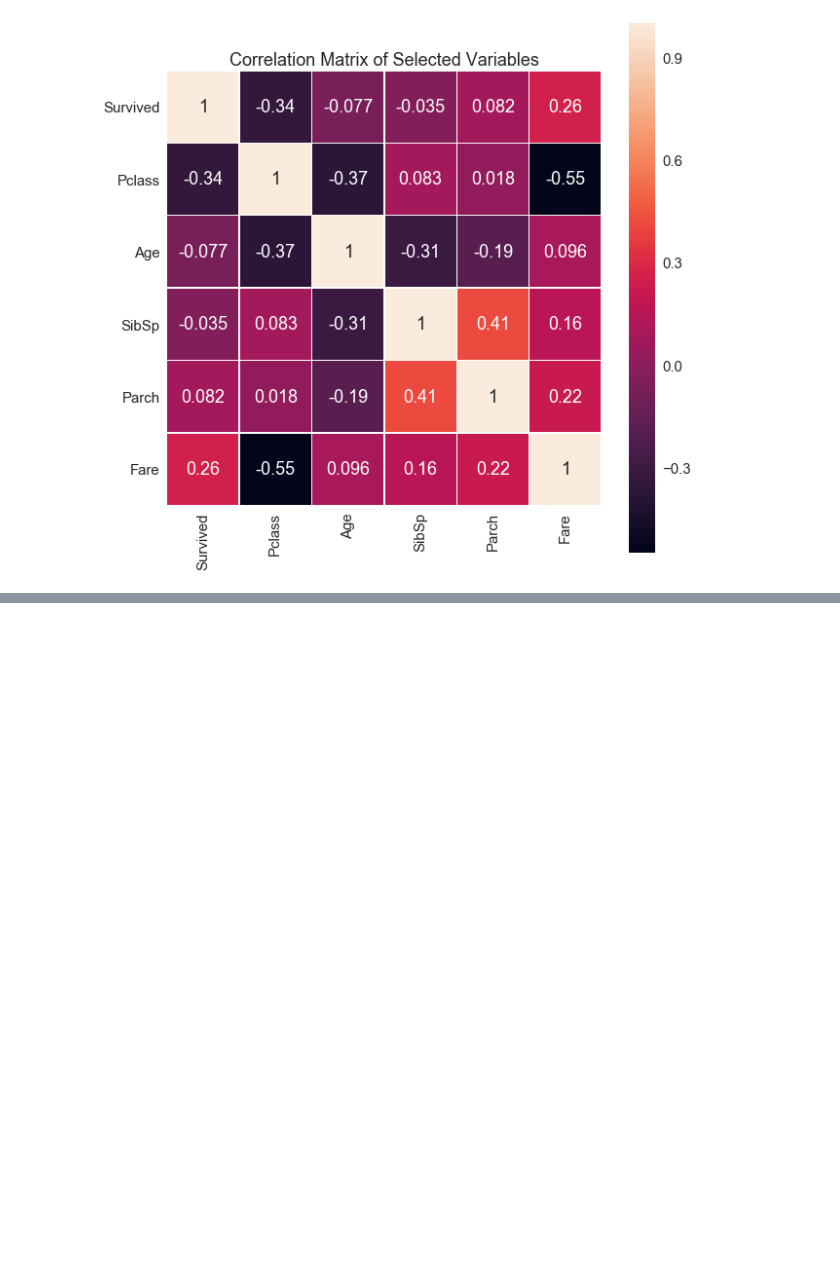
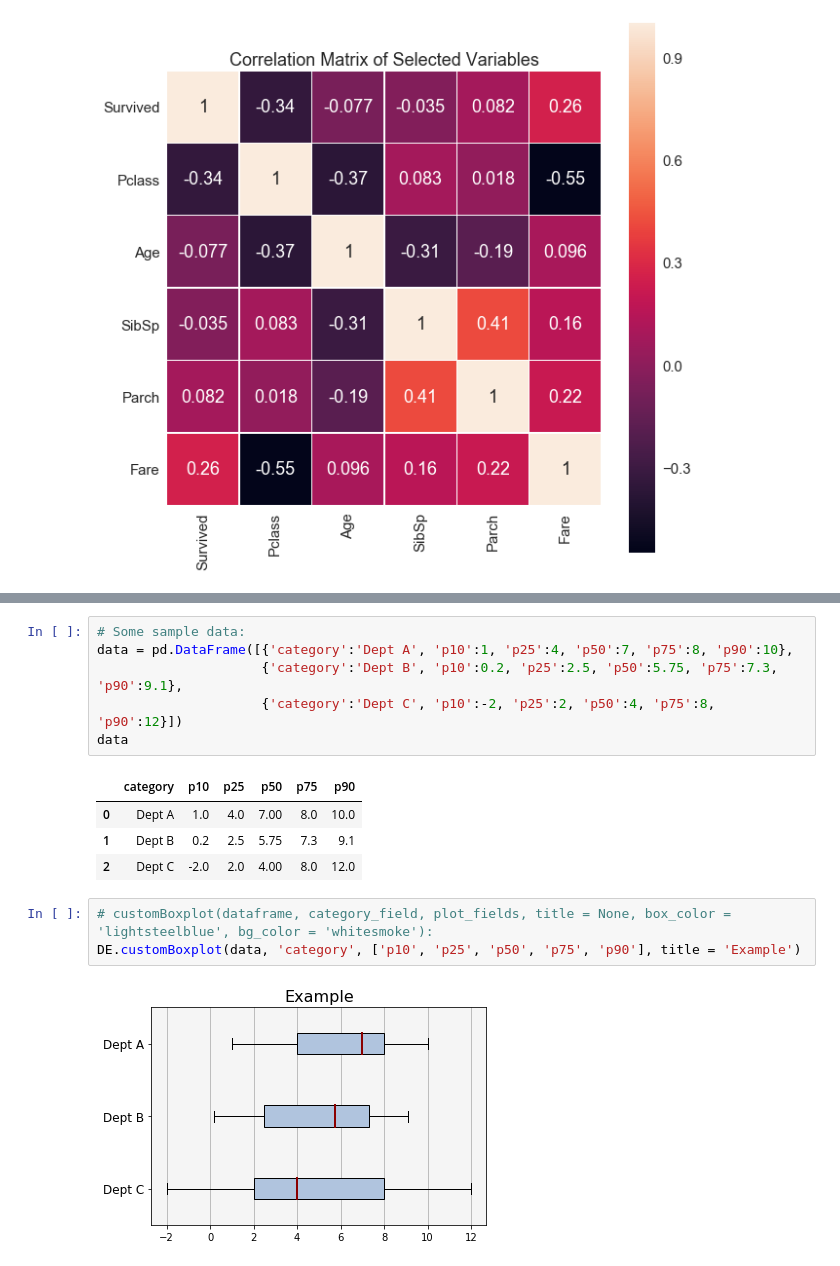
Before and after one commit to AdmiralWen/ds_tools, a Jupyter notebook: Examples/Examples.ipynb, the cells around one changed output, grey strips where cells are left out. Cells and saved outputs as stored; diff of their text form; blank space fills up the shorter version.

Commit message:
Added customBoxplot function

```diff
--- a/Examples/Examples.ipynb
+++ b/Examples/Examples.ipynb
@@ -175,0 +179,16 @@ DE.corrHeatmap(titanic, corr_vars, sns_font_scale = 1.5, fig_size = (10, 10))
+# %%
+# Some sample data:
+data = pd.DataFrame([{'category':'Dept A', 'p10':1, 'p25':4, 'p50':7, 'p75':8, 'p90':10},
+                     {'category':'Dept B', 'p10':0.2, 'p25':2.5, 'p50':5.75, 'p75':7.3, 'p90':9.1},
+                     {'category':'Dept C', 'p10':-2, 'p25':2, 'p50':4, 'p75':8, 'p90':12}])
+data
+# %% [output]
+|  | category | p10 | p25 | p50 | p75 | p90 |
+| 0 | Dept A | 1.0 | 4.0 | 7.00 | 8.0 | 10.0 |
+| 1 | Dept B | 0.2 | 2.5 | 5.75 | 7.3 | 9.1 |
+| 2 | Dept C | -2.0 | 2.0 | 4.00 | 8.0 | 12.0 |
+# %%
+# customBoxplot(dataframe, category_field, plot_fields, title = None, box_color = 'lightsteelblue', bg_color = 'whitesmoke'):
+DE.customBoxplot(data, 'category', ['p10', 'p25', 'p50', 'p75', 'p90'], title = 'Example')
+# %% [output]
+[figure, added]
```
Also changed, not shown: parts of 1 cell of this notebook, 1 other file.
